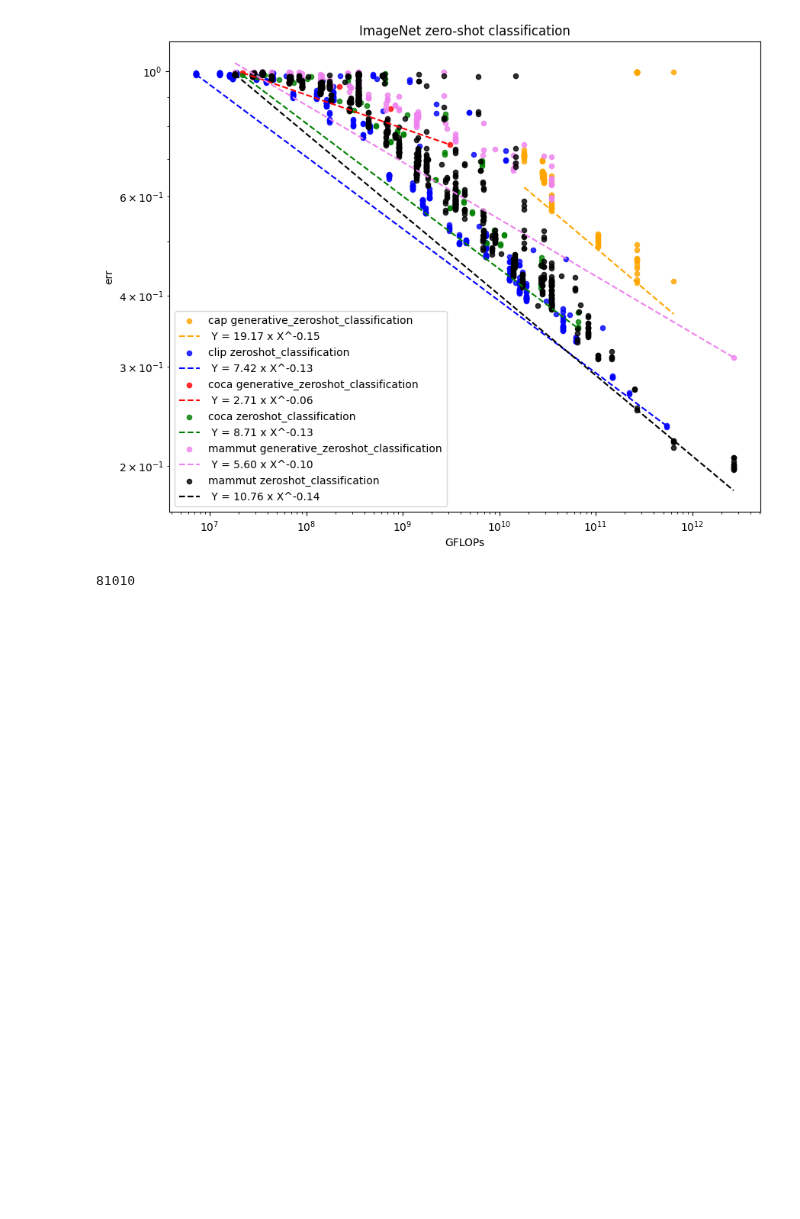
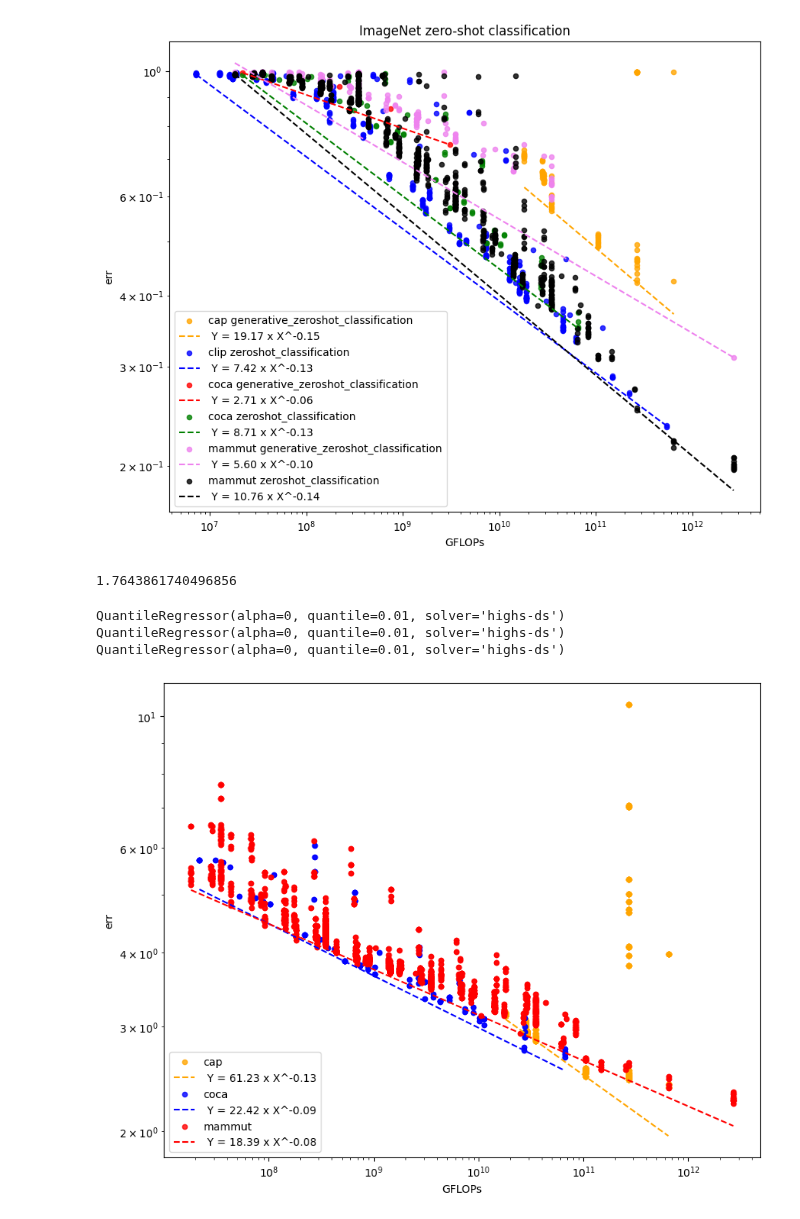
Before and after one commit to SLAMPAI/open_clip_scaling, a Jupyter notebook: results.ipynb, the cells around one changed output. Saved outputs shown, nothing was run; the diff lists cells and outputs as text; code cells hidden in the pictures; blank space fills up the shorter version.

```diff
--- a/results.ipynb
+++ b/results.ipynb
@@ -413,11 +380,14 @@ for ind, (name, rows) in enumerate(D.groupby(["namespace", "task"])):
     #if "mammut" not in name[0]:
     #    continue
     R = rows[rows.downstream_dataset==ds]
+    R = R[~R[metric].isna()]
     if len(R) == 0:
         continue
     R = R.sort_values(by="gflops_total")
     X = (R["gflops_total"]).values
     Y = 1-(R[metric]).values
+
+
     color = colors[I]
     I+=1
     #m = (X>=10**8) & (X < 10**12)
@@ -458,7 +428,59 @@ QuantileRegressor(alpha=0, quantile=0.01, solver='highs-ds')
 QuantileRegressor(alpha=0, quantile=0.01, solver='highs-ds')
 QuantileRegressor(alpha=0, quantile=0.01, solver='highs-ds')
 [figure]
-# %%
-len(df)
-# %% [output]
-81010
+# %%
+df.contrastive_loss.mean()
+# %% [output]
+1.7643861740496856
+# %%
+metric = "caption_loss"
+D = df
+D = D[D.epoch==D.total_epochs]
+D = D[~D[metric].isna()]
+colors = ["orange", "blue", "red", "green", "violet", "black"]
+fig = plt.figure(figsize=(10, 8))
+I=0
+#print(D)
+for ind, (name, rows) in enumerate(D.groupby("namespace")):
+    #if "generative"  in name[1]:
+    #    continue
+    #if "coca" in name[0]:
+    #    continue
+    #if "mammut" not in name[0]:
+    #    continue
+    #if "cap" in name:
+    #    continue
+    R = rows
+    R = R[~R[metric].isna()]
+    if len(R) == 0:
+        continue
+    R = R.sort_values(by="gflops_total")
+    X = (R["gflops_total"]).values
+    Y = (R[metric]).values
+    color = colors[I]
+    I+=1
+    #m = (X>=10**8) & (X < 10**12)
+    #m = (X>0)  & (Y<1)
+    m = X>0
+    plt.scatter(X[m], Y[m], label=f"{name}", c=color, s=20.0, alpha=0.8)
+    #m=(Y<=0.9) & (Y>0)
+    coefs, func, eq = curve_fit_powlaw_quantile(X[m], Y[m], q=0.01)
+    plt.plot(X[m], func(X[m]), label=f" {eq}", linestyle='dashed', c=color)
+
+plt.xscale('log')
+plt.yscale("log")
+
+plt.xlabel("GFLOPs")
+plt.ylabel("err")
+#plt.title(ds)
+#plt.legend(loc=(1.1,.1))
+
+plt.legend()
+
+plt.savefig(metric+".pdf")
+plt.show()
+# %% [output]
+QuantileRegressor(alpha=0, quantile=0.01, solver='highs-ds')
+QuantileRegressor(alpha=0, quantile=0.01, solver='highs-ds')
+QuantileRegressor(alpha=0, quantile=0.01, solver='highs-ds')
+[figure, added]
```
Also changed, not shown: parts of 11 cells of this notebook, 1 other file.
